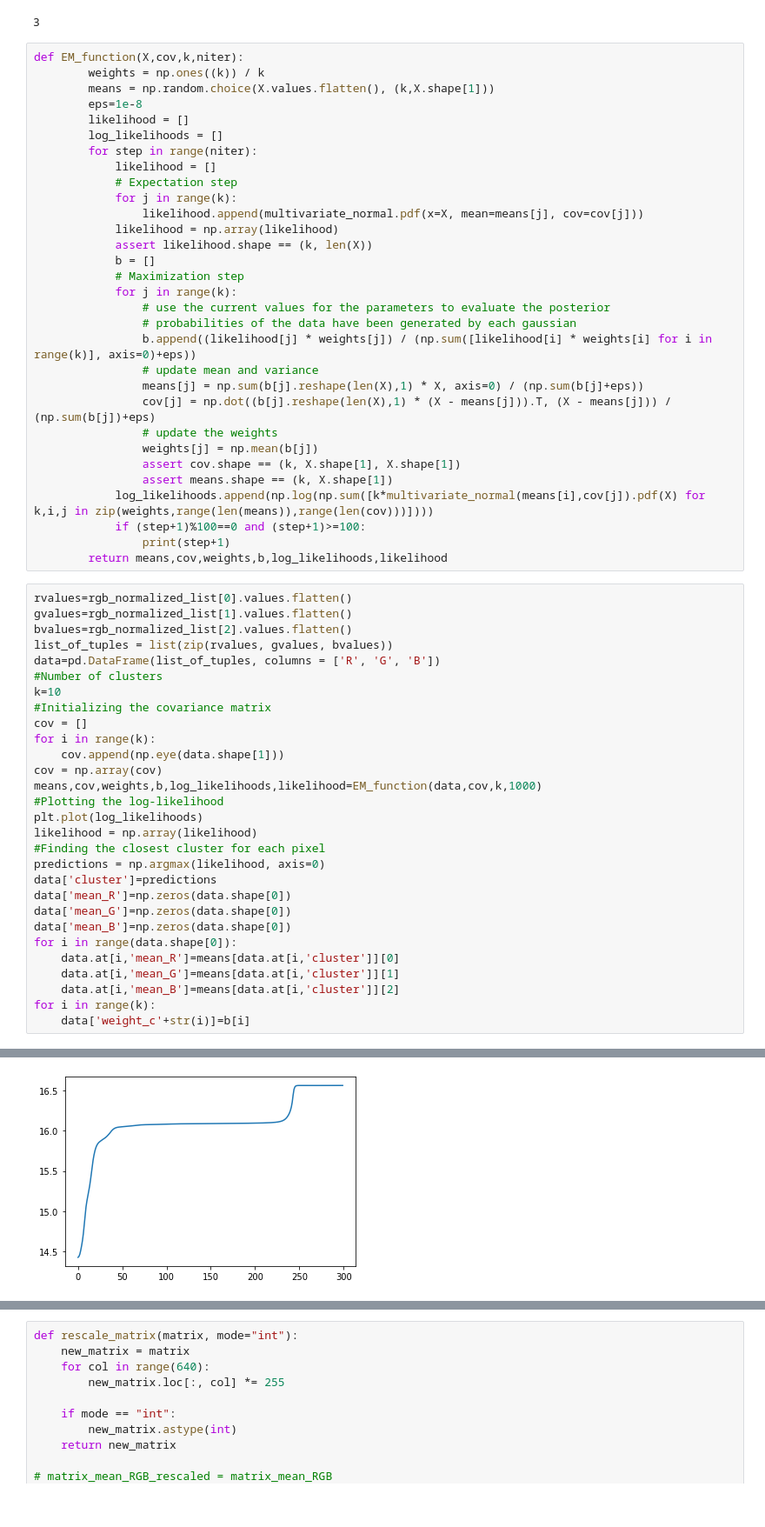
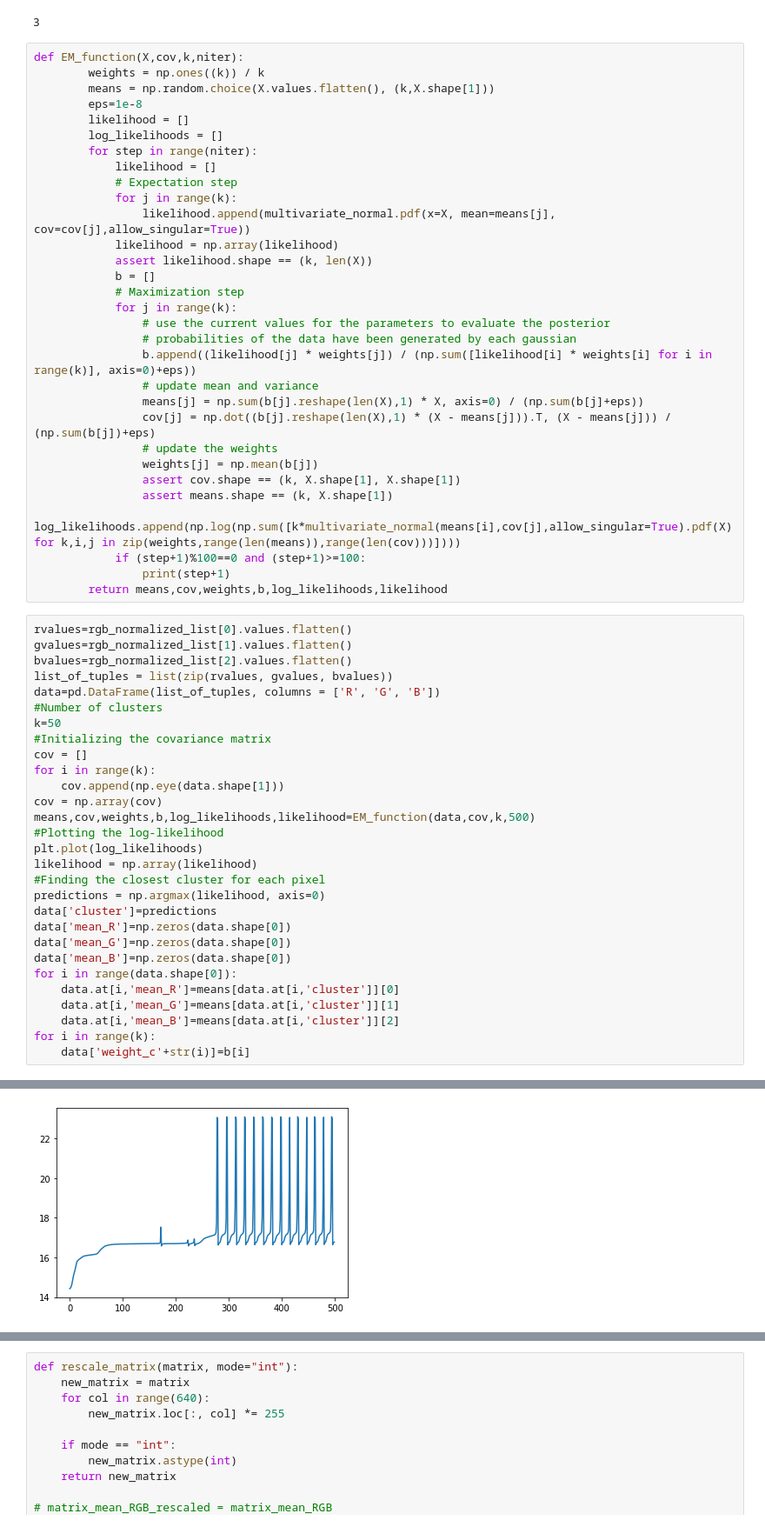
Before and after one commit to podrazque/image-rgb-clustering, a Jupyter notebook: Image-Clustering.ipynb, the cells around one changed output, grey strips where cells are left out. Shown at 87% size. Cells and saved outputs as stored; diff of their text form.

```diff
--- a/Image-Clustering.ipynb
+++ b/Image-Clustering.ipynb
@@ -125,7 +135,7 @@ def EM_function(X,cov,k,niter):
             likelihood = []
             # Expectation step
             for j in range(k):
-                likelihood.append(multivariate_normal.pdf(x=X, mean=means[j], cov=cov[j]))
+                likelihood.append(multivariate_normal.pdf(x=X, mean=means[j], cov=cov[j],allow_singular=True))
             likelihood = np.array(likelihood)
             assert likelihood.shape == (k, len(X))
             b = []
@@ -141,7 +151,7 @@ def EM_function(X,cov,k,niter):
                 weights[j] = np.mean(b[j])
                 assert cov.shape == (k, X.shape[1], X.shape[1])
                 assert means.shape == (k, X.shape[1])
-            log_likelihoods.append(np.log(np.sum([k*multivariate_normal(means[i],cov[j]).pdf(X) for k,i,j in zip(weights,range(len(means)),range(len(cov)))])))
+            log_likelihoods.append(np.log(np.sum([k*multivariate_normal(means[i],cov[j],allow_singular=True).pdf(X) for k,i,j in zip(weights,range(len(means)),range(len(cov)))])))
             if (step+1)%100==0 and (step+1)>=100:
                 print(step+1)
         return means,cov,weights,b,log_likelihoods,likelihood
@@ -152,13 +162,13 @@ bvalues=rgb_normalized_list[2].values.flatten()
 list_of_tuples = list(zip(rvalues, gvalues, bvalues))
 data=pd.DataFrame(list_of_tuples, columns = ['R', 'G', 'B'])
 #Number of clusters
-k=10
+k=50
 #Initializing the covariance matrix
 cov = []
 for i in range(k):
     cov.append(np.eye(data.shape[1]))
 cov = np.array(cov)
-means,cov,weights,b,log_likelihoods,likelihood=EM_function(data,cov,k,1000)
+means,cov,weights,b,log_likelihoods,likelihood=EM_function(data,cov,k,500)
 #Plotting the log-likelihood
 plt.plot(log_likelihoods)
 likelihood = np.array(likelihood)
@@ -181 +193 @@ for i in range(k):
-[figure, old version]
+[figure, new version]
```
Also changed, not shown: parts of 8 cells of this notebook, 49 other files.
